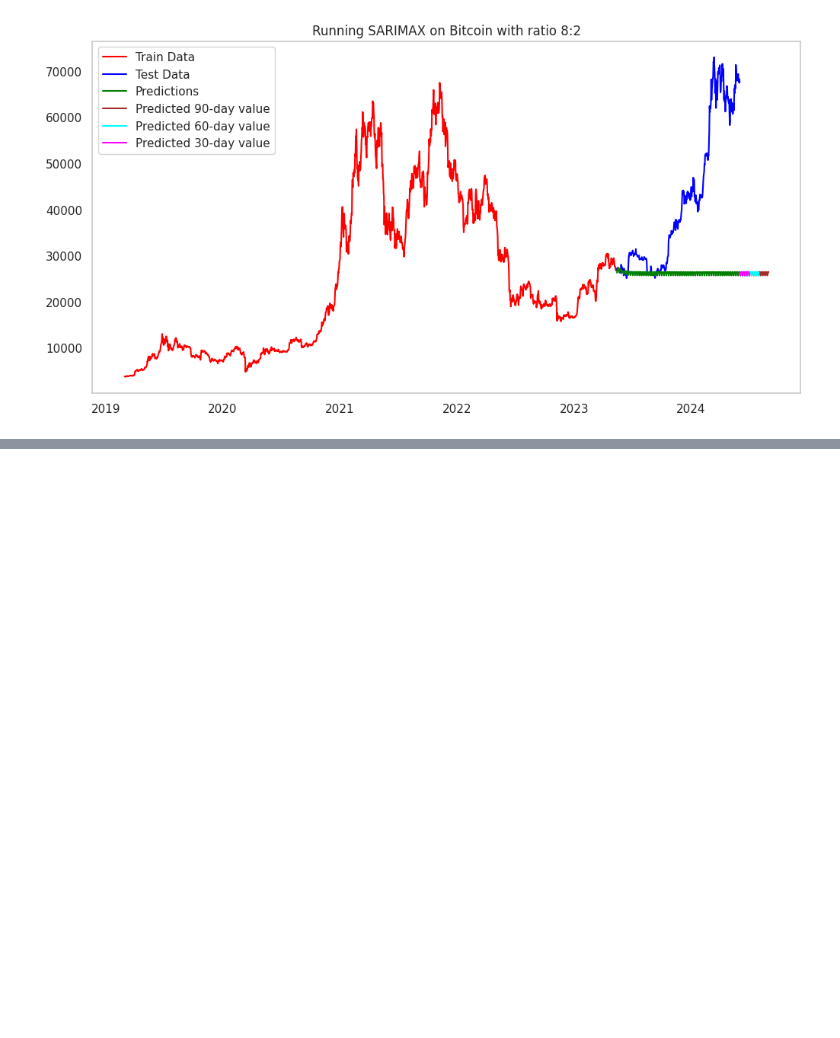
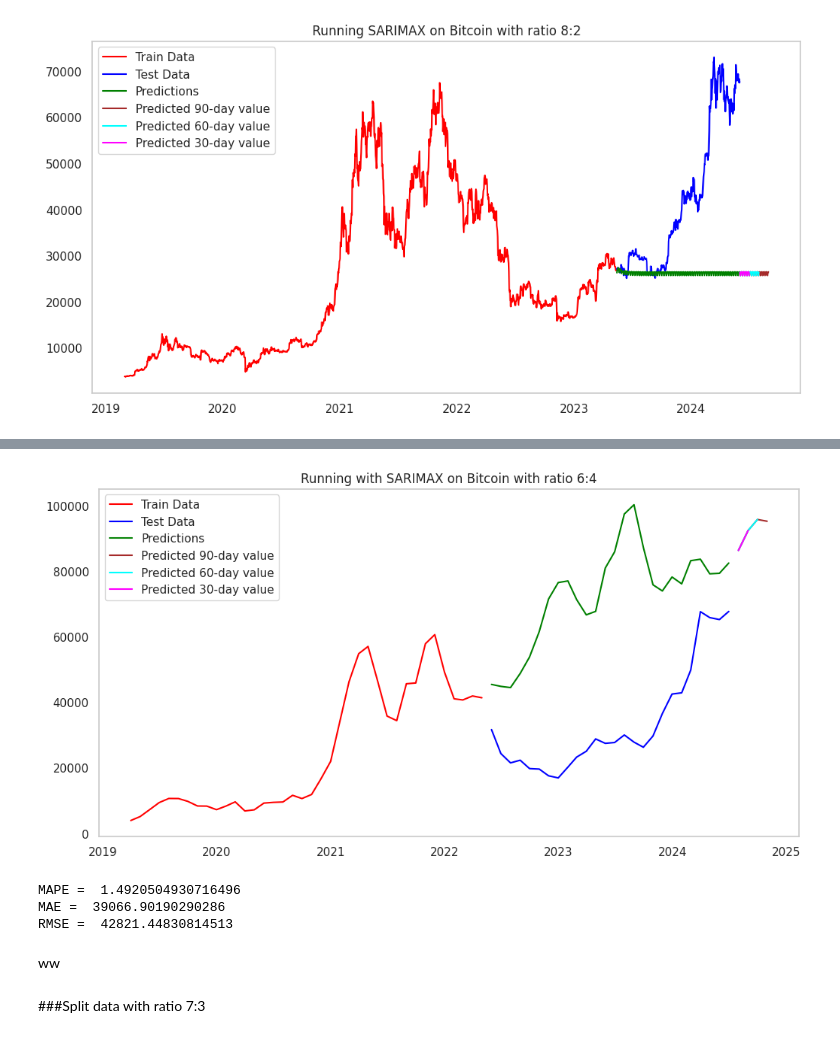
Before and after one commit to vmhoang1703/IS403-Project-Group13, a Jupyter notebook: Ethereum/SARIMAX_BTC_64_73_82.ipynb, the cells around one changed output, grey strips where cells are left out. Drawn from its saved outputs; the diff is of its cells as text; code cells hidden in the pictures; blank space fills up the shorter version.

```diff
--- a/Ethereum/SARIMAX_BTC_64_73_82.ipynb
+++ b/Ethereum/SARIMAX_BTC_64_73_82.ipynb
@@ -1607,0 +1625,59 @@ plt.show()
+# %%
+start = len(df_monthly)
+
+end = (len(df_monthly) -1) + 2
+
+forecast_1 = result.predict(start, end)
+# %%
+start = len(df_monthly)
+
+end = (len(df_monthly) -1 ) + 3
+
+forecast_2 = result.predict(start, end)
+# %%
+start = len(df_monthly)
+
+end = (len(df_monthly) -1 ) + 4
+
+forecast_3 = result.predict(start, end)
+# %%
+plt.figure(figsize=(12, 6))
+
+# Vẽ dữ liệu train, test và predictions
+plt.plot(train, color = "red", label='Train Data')
+plt.plot(test, color = "blue", label='Test Data')
+plt.plot(predictions, color = "green", label='Predictions')
+
+# Vẽ dữ liệu giá Ethereum và các dự báo
+#plt.plot(eth_df['Price'], color = 'black', label='Actual Price')
+plt.plot(forecast_3, color = 'brown', label='Predicted 90-day value')
+plt.plot(forecast_2, color = 'cyan', label='Predicted 60-day value')
+plt.plot(forecast_1, color = 'magenta', label='Predicted 30-day value')
+
+# Thiết lập tiêu đề và nhãn cho trục
+plt.title("Running with SARIMAX on Bitcoin with ratio 6:4")
+#plt.ylabel("Price")
+#plt.xlabel('Date')
+
+# Thêm chú giải
+plt.legend()
+
+# Thêm lưới
+plt.grid()
+
+# Hiển thị biểu đồ
+plt.show()
+# %% [output]
+[figure, added]
+# %%
+print('MAPE = ', mean_absolute_percentage_error(test, predictions))
+print('MAE = ', mean_absolute_error(test, predictions))
+print('RMSE = ', np.sqrt(mean_squared_error(test, predictions)))
+# %% [output]
+MAPE =  1.4920504930716496
+MAE =  39066.90190290286
+RMSE =  42821.44830814513
+# %% [markdown]
+ww
+# %% [markdown]
+###Split data with ratio 7:3
```
Also changed, not shown: parts of 98 cells of this notebook.
